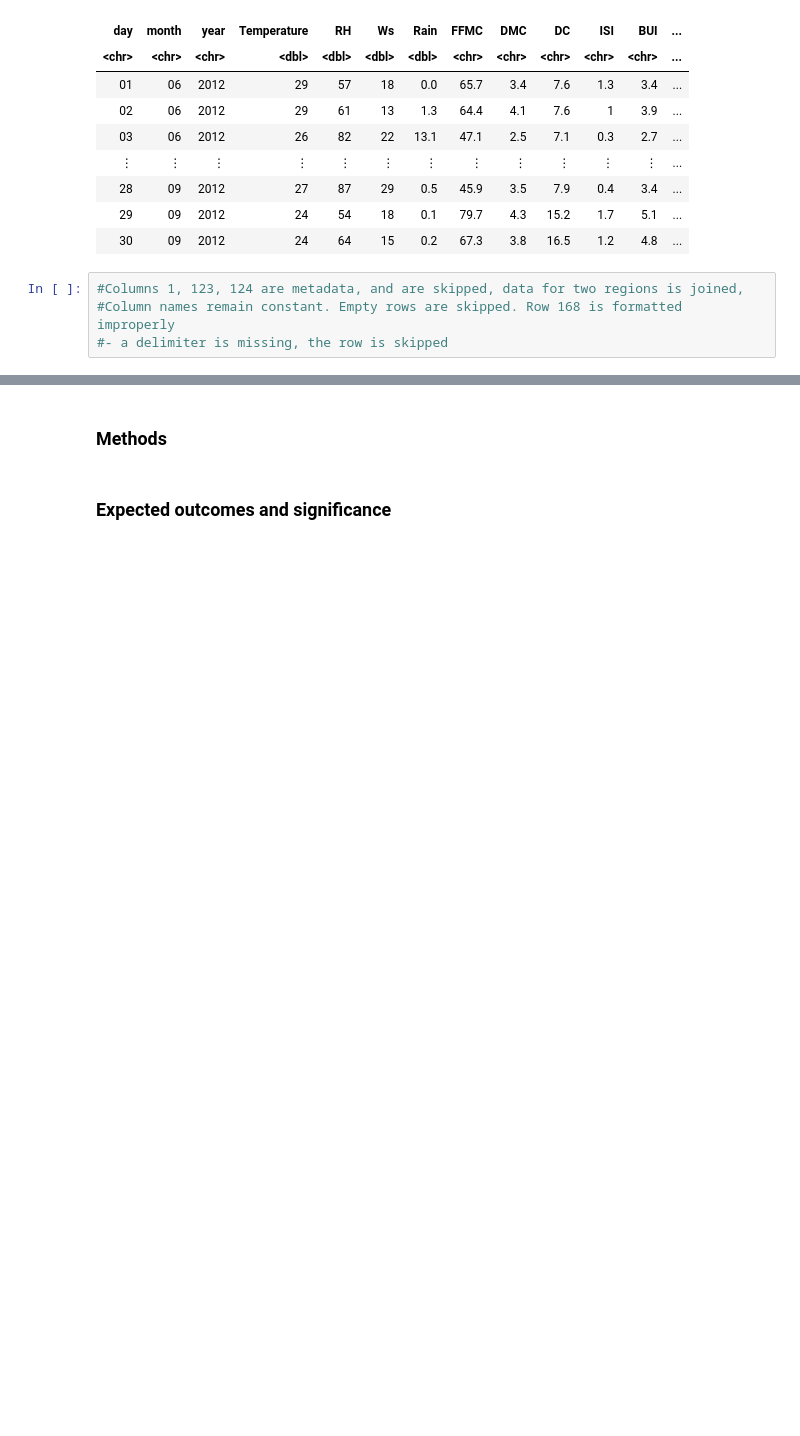
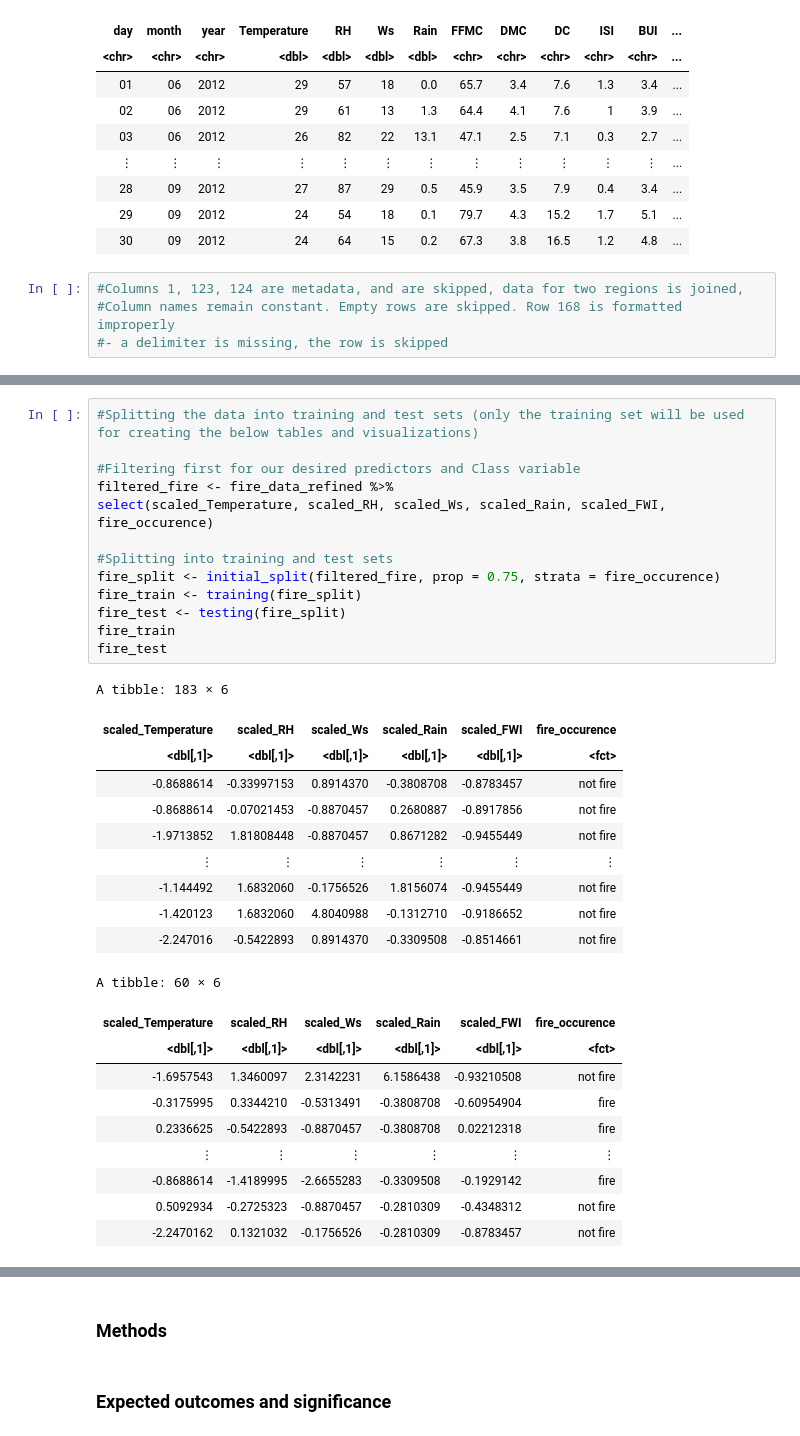
Before and after one commit to alexpiarkouski/Fire-Prediction, a Jupyter notebook: group_proposal.ipynb, the cells around one changed output, grey strips where cells are left out. Drawn from its saved outputs; the diff is of its cells as text; blank space fills up the shorter version.

```diff
--- a/group_proposal.ipynb
+++ b/group_proposal.ipynb
@@ -88,3 +99,37 @@ A tibble: 243 × 6
 | -1.420123 | 1.6832060 | 4.8040988 | -0.1312710 | -0.9186652 | not fire |
 | -2.247016 | -0.5422893 | 0.8914370 | -0.3309508 | -0.8514661 | not fire |
 | -2.247016 | 0.1321032 | -0.1756526 | -0.2810309 | -0.8783457 | not fire |
+# %%
+#Splitting the data into training and test sets (only the training set will be used for creating the below tables and visualizations)
+
+#Filtering first for our desired predictors and Class variable
+filtered_fire <- fire_data_refined %>%
+select(scaled_Temperature, scaled_RH, scaled_Ws, scaled_Rain, scaled_FWI, fire_occurence)
+
+#Splitting into training and test sets
+fire_split <- initial_split(filtered_fire, prop = 0.75, strata = fire_occurence)
+fire_train <- training(fire_split)
+fire_test <- testing(fire_split)
+fire_train
+fire_test
+# %% [output]
+A tibble: 183 × 6
+| scaled_Temperature | scaled_RH | scaled_Ws | scaled_Rain | scaled_FWI | fire_occurence |
+| <dbl[,1]> | <dbl[,1]> | <dbl[,1]> | <dbl[,1]> | <dbl[,1]> | <fct> |
+| -0.8688614 | -0.33997153 | 0.8914370 | -0.3808708 | -0.8783457 | not fire |
+| -0.8688614 | -0.07021453 | -0.8870457 | 0.2680887 | -0.8917856 | not fire |
+| -1.9713852 | 1.81808448 | -0.8870457 | 0.8671282 | -0.9455449 | not fire |
+| ⋮ | ⋮ | ⋮ | ⋮ | ⋮ | ⋮ |
+| -1.144492 | 1.6832060 | -0.1756526 | 1.8156074 | -0.9455449 | not fire |
+| -1.420123 | 1.6832060 | 4.8040988 | -0.1312710 | -0.9186652 | not fire |
+| -2.247016 | -0.5422893 | 0.8914370 | -0.3309508 | -0.8514661 | not fire |
+A tibble: 60 × 6
+| scaled_Temperature | scaled_RH | scaled_Ws | scaled_Rain | scaled_FWI | fire_occurence |
+| <dbl[,1]> | <dbl[,1]> | <dbl[,1]> | <dbl[,1]> | <dbl[,1]> | <fct> |
+| -1.6957543 | 1.3460097 | 2.3142231 | 6.1586438 | -0.93210508 | not fire |
+| -0.3175995 | 0.3344210 | -0.5313491 | -0.3808708 | -0.60954904 | fire |
+| 0.2336625 | -0.5422893 | -0.8870457 | -0.3808708 | 0.02212318 | fire |
+| ⋮ | ⋮ | ⋮ | ⋮ | ⋮ | ⋮ |
+| -0.8688614 | -1.4189995 | -2.6655283 | -0.3309508 | -0.1929142 | fire |
+| 0.5092934 | -0.2725323 | -0.8870457 | -0.2810309 | -0.4348312 | not fire |
+| -2.2470162 | 0.1321032 | -0.1756526 | -0.2810309 | -0.8783457 | not fire |
```
Also changed, not shown: parts of 10 cells of this notebook.
